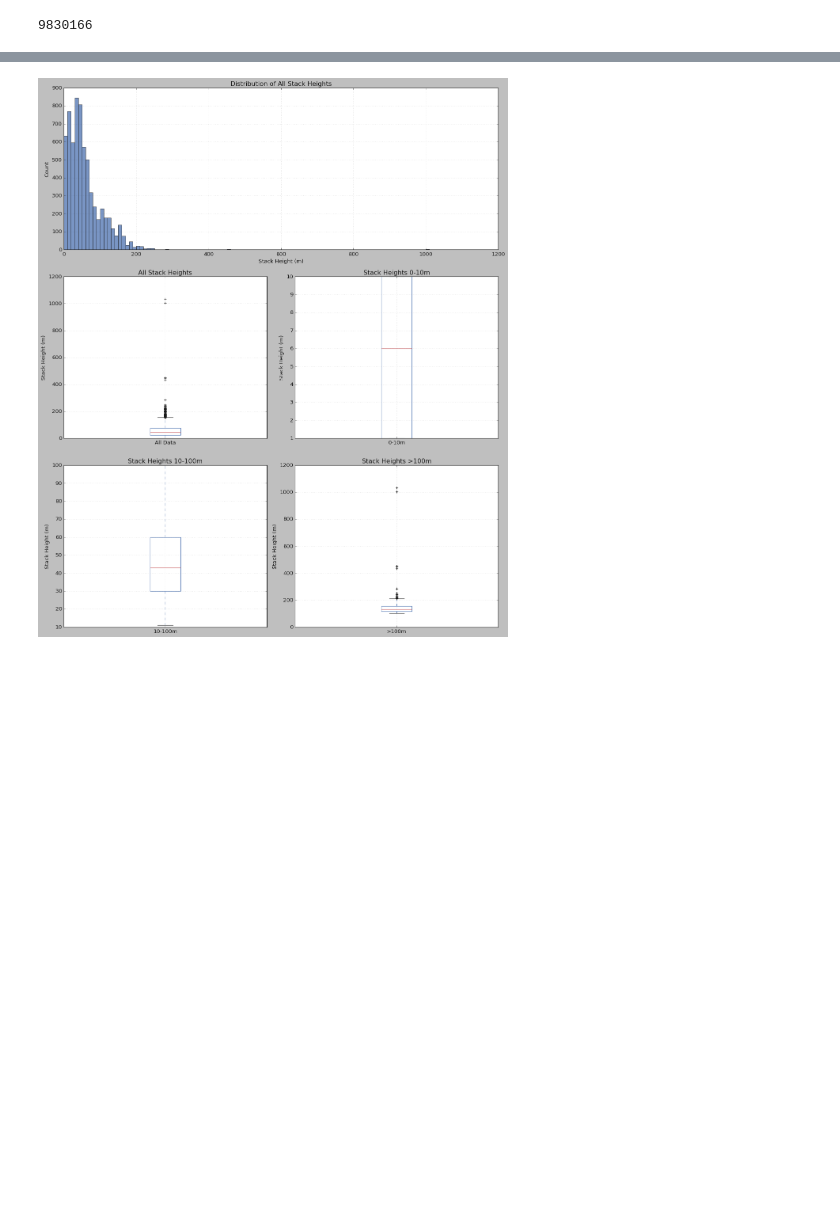
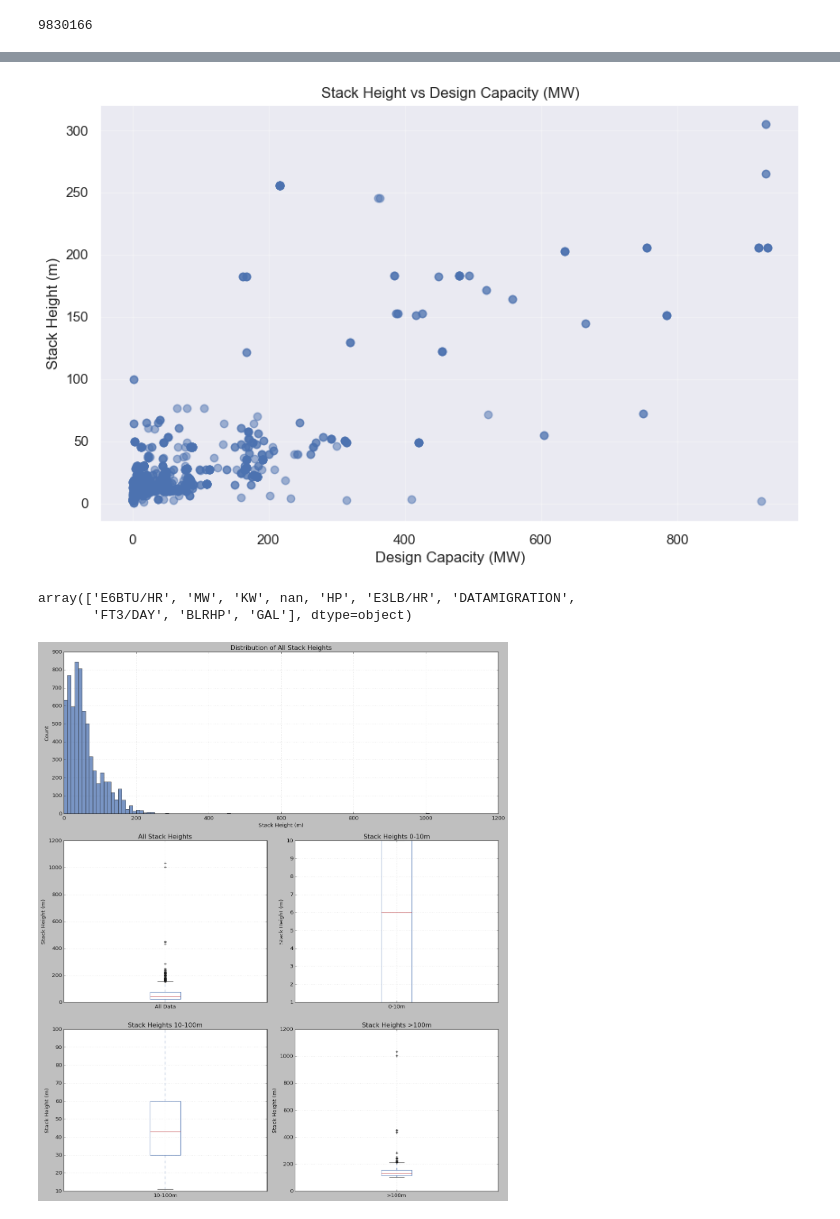
Before and after one commit to aliakherati/USEPA-NEI-Point-Source-Analysis, a Jupyter notebook: scripts/explore.ipynb, the cells around one changed output, grey strips where cells are left out. Saved outputs shown, nothing was run; the diff lists cells and outputs as text; code cells hidden in the pictures; blank space fills up the shorter version.

```diff
--- a/scripts/explore.ipynb
+++ b/scripts/explore.ipynb
@@ -218,3 +269,22 @@ Name: stkhgt, Length: 6589, dtype: float64
+# %%
+# Filter for MW units and create scatter plot
+mw_df = _df[_df.design_capacity_units == "MW"]
+plt.figure(figsize=(10,6))
+plt.scatter(mw_df.design_capacity, mw_df.stkhgt*0.3048, alpha=0.5)
+plt.xlabel('Design Capacity (MW)')
+plt.ylabel('Stack Height (m)')
+plt.title('Stack Height vs Design Capacity (MW)')
+# plt.xlim(0, 1000)  # Set x-axis limits from 0 to 1000 MW
+# plt.ylim(0, 200)   # Set y-axis limits from 0 to 200 meters
+plt.grid(True, alpha=0.3)
+plt.show()
+# %% [output]
+[figure, added]
+# %%
+_df.design_capacity_units.unique()
+# %% [output]
+array(['E6BTU/HR', 'MW', 'KW', nan, 'HP', 'E3LB/HR', 'DATAMIGRATION',
+       'FT3/DAY', 'BLRHP', 'GAL'], dtype=object)
 # %%
 plt.style.use('classic')
 # Create bins for stack height categories
```
Also changed, not shown: parts of 7 cells of this notebook.
